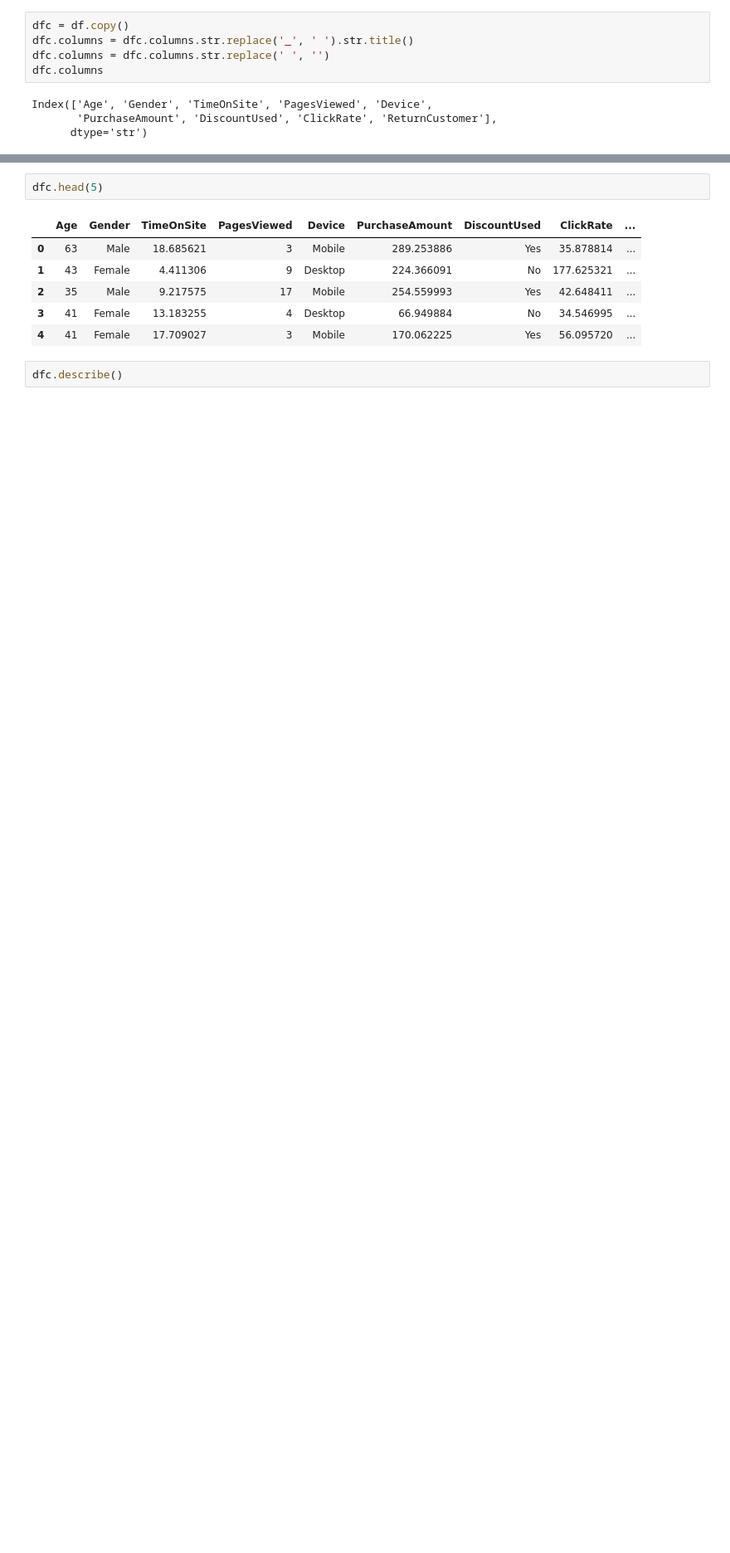
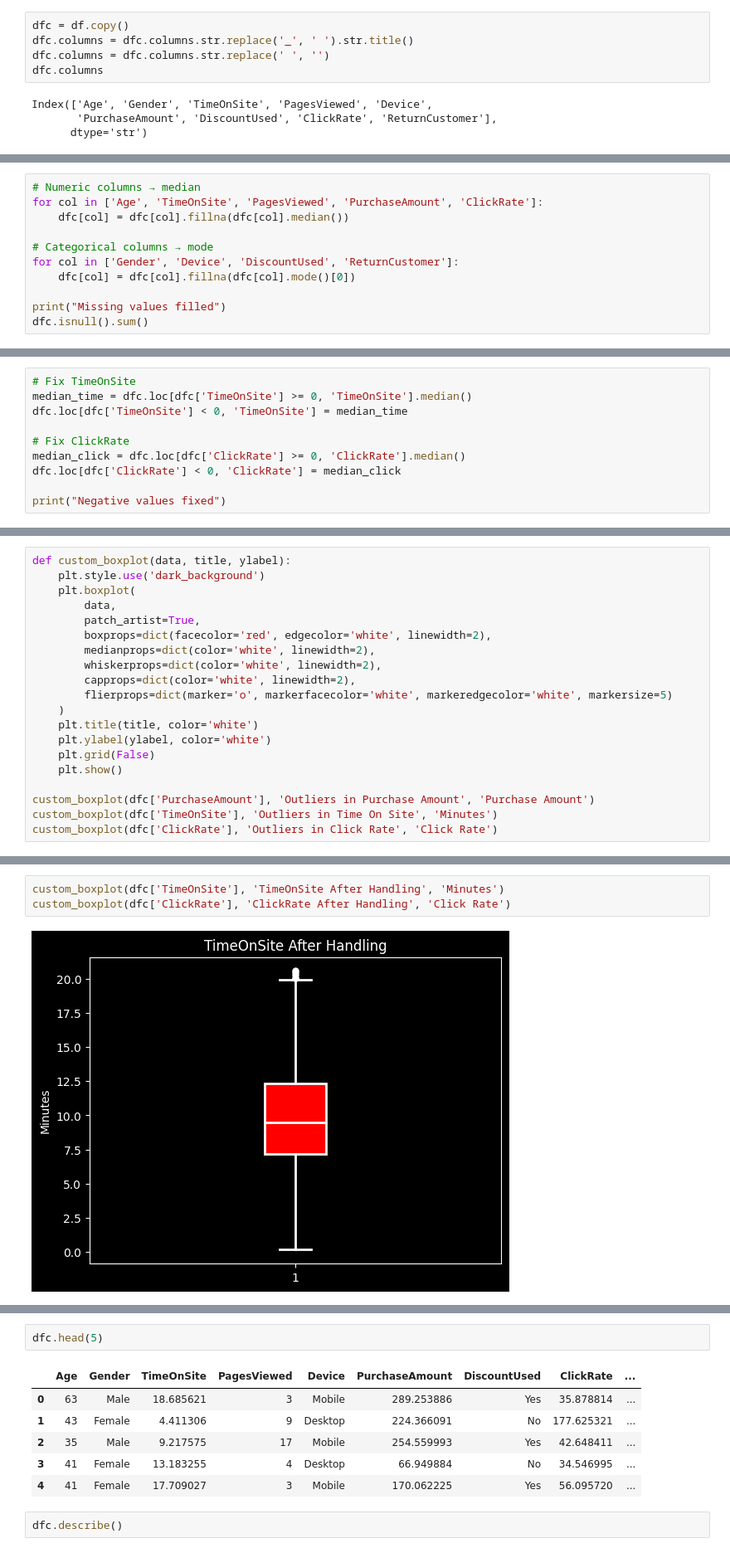
Before and after one commit to ahmadessawii06/DataScience-Project, a Jupyter notebook: main.ipynb, the cells around one changed output, grey strips where cells are left out. Shown at 83% size. Drawn from its saved outputs; the diff is of its cells as text; blank space fills up the shorter version.

Commit message:
update: change colors from pink to red in visualizations

```diff
--- a/main.ipynb
+++ b/main.ipynb
@@ -421,0 +121,11 @@ plt.show()
+# %%
+# Numeric columns → median
+for col in ['Age', 'TimeOnSite', 'PagesViewed', 'PurchaseAmount', 'ClickRate']:
+    dfc[col] = dfc[col].fillna(dfc[col].median())
+
+# Categorical columns → mode
+for col in ['Gender', 'Device', 'DiscountUsed', 'ReturnCustomer']:
+    dfc[col] = dfc[col].fillna(dfc[col].mode()[0])
+
+print("Missing values filled")
+dfc.isnull().sum()
@@ -421,0 +147,10 @@ plt.show()
+# %%
+# Fix TimeOnSite
+median_time = dfc.loc[dfc['TimeOnSite'] >= 0, 'TimeOnSite'].median()
+dfc.loc[dfc['TimeOnSite'] < 0, 'TimeOnSite'] = median_time
+
+# Fix ClickRate
+median_click = dfc.loc[dfc['ClickRate'] >= 0, 'ClickRate'].median()
+dfc.loc[dfc['ClickRate'] < 0, 'ClickRate'] = median_click
+
+print("Negative values fixed")
@@ -421,0 +206,20 @@ plt.show()
+# %%
+def custom_boxplot(data, title, ylabel):
+    plt.style.use('dark_background')
+    plt.boxplot(
+        data,
+        patch_artist=True,
+        boxprops=dict(facecolor='red', edgecolor='white', linewidth=2),
+        medianprops=dict(color='white', linewidth=2),
+        whiskerprops=dict(color='white', linewidth=2),
+        capprops=dict(color='white', linewidth=2),
+        flierprops=dict(marker='o', markerfacecolor='white', markeredgecolor='white', markersize=5)
+    )
+    plt.title(title, color='white')
+    plt.ylabel(ylabel, color='white')
+    plt.grid(False)
+    plt.show()
+
+custom_boxplot(dfc['PurchaseAmount'], 'Outliers in Purchase Amount', 'Purchase Amount')
+custom_boxplot(dfc['TimeOnSite'], 'Outliers in Time On Site', 'Minutes')
+custom_boxplot(dfc['ClickRate'], 'Outliers in Click Rate', 'Click Rate')
@@ -421,0 +248,5 @@ plt.show()
+# %%
+custom_boxplot(dfc['TimeOnSite'], 'TimeOnSite After Handling', 'Minutes')
+custom_boxplot(dfc['ClickRate'], 'ClickRate After Handling', 'Click Rate')
+# %% [output]
+[figure, added]
```
Also changed, not shown: parts of 153 cells of this notebook.
